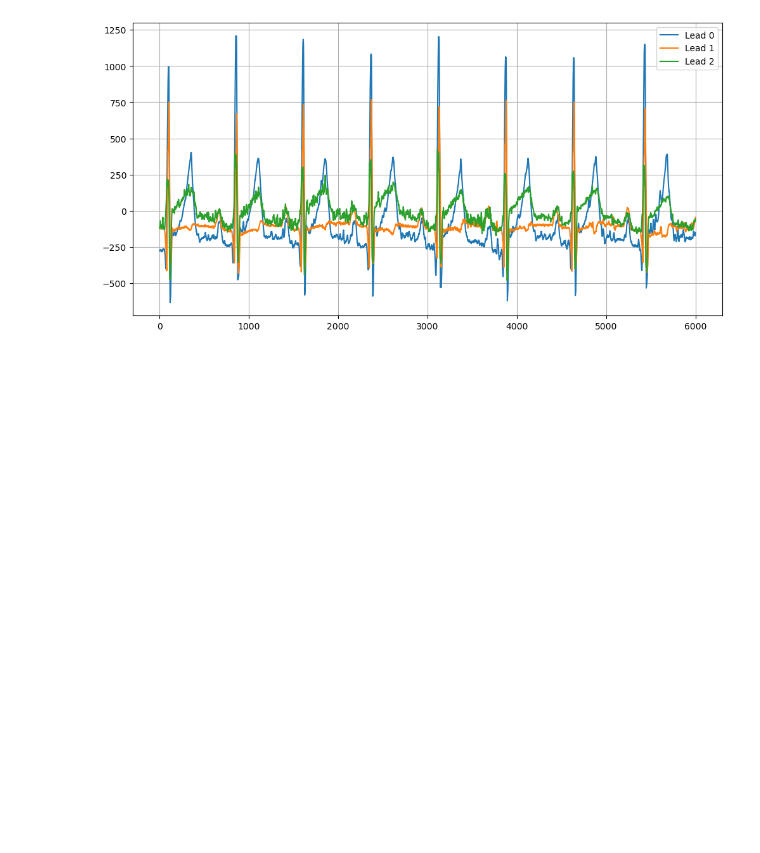
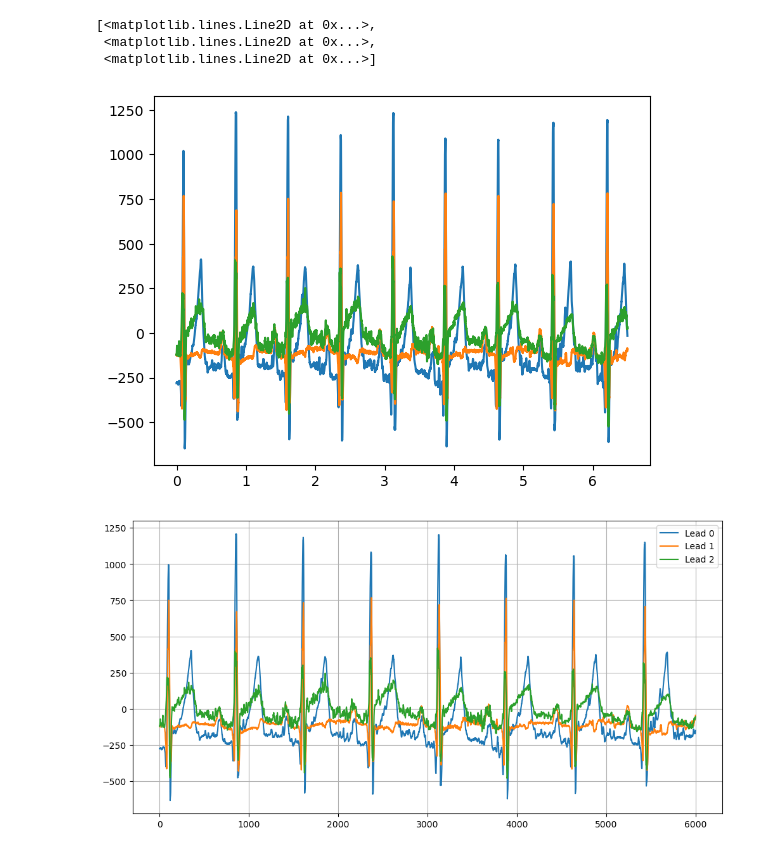
Before and after one commit to MorganVir/ECG_Signal_Analysis, a Jupyter notebook: notebooks/ecg_display.ipynb, the cells around one changed output. Saved outputs shown, nothing was run; the diff lists cells and outputs as text; code cells hidden in the pictures; blank space fills up the shorter version.

```diff
--- a/notebooks/ecg_display.ipynb
+++ b/notebooks/ecg_display.ipynb
@@ -31,0 +32,5 @@ dtype: object
+# %%
+# load the data
+ECG = np.loadtxt('../data/ecgu.txt')
+print(ECG)
+print(ECG.shape)
@@ -32,3 +46,22 @@ dtype: object
+# %%
+# create a time vector as the same length as ECG and with a sampling rate of 1000 hz
+fs = 1000 # sampling frequency in HZ
+t = np.arange(0, ECG.shape[0]) / fs # time vector in seconds
+# %%
+# rescale the cfg to mv knowing that the conversion is 1024 micro volt per unit
+ECG = ECG * 1024 / 1000 # convert to mv
+
+analog_to_digital_conversion_gain = 1024 # micro volt per unit
+microvolt_to_mv = 1000
+ECG = ECG * analog_to_digital_conversion_gain / microvolt_to_mv
+# %%
+# plot the ecg data as a function of time t*
+plt.plot(t, ECG)
+# %% [output]
+[<matplotlib.lines.Line2D at 0x...>,
+ <matplotlib.lines.Line2D at 0x...>,
+ <matplotlib.lines.Line2D at 0x...>]
+[figure, added]
 # %%
 plt.figure(figsize=(12, 6))
 for i in range(df.shape[1]):
```
Also changed, not shown: parts of 4 cells of this notebook.
